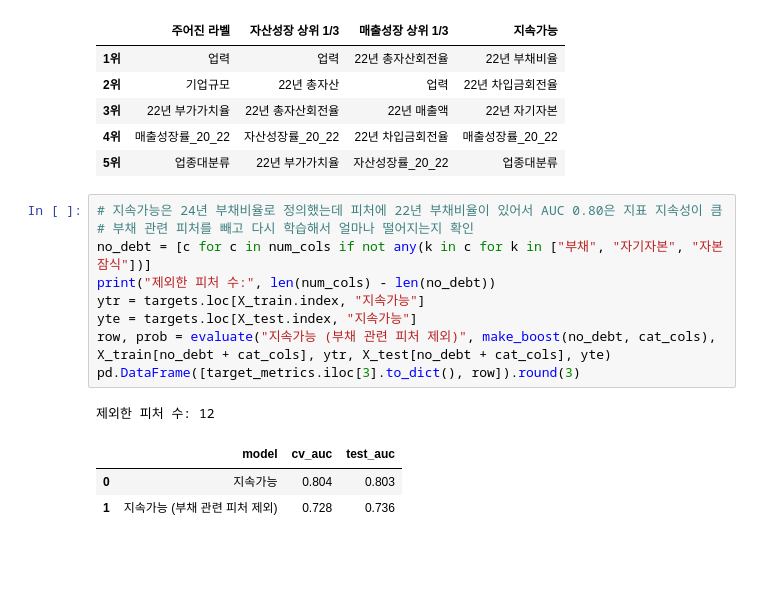
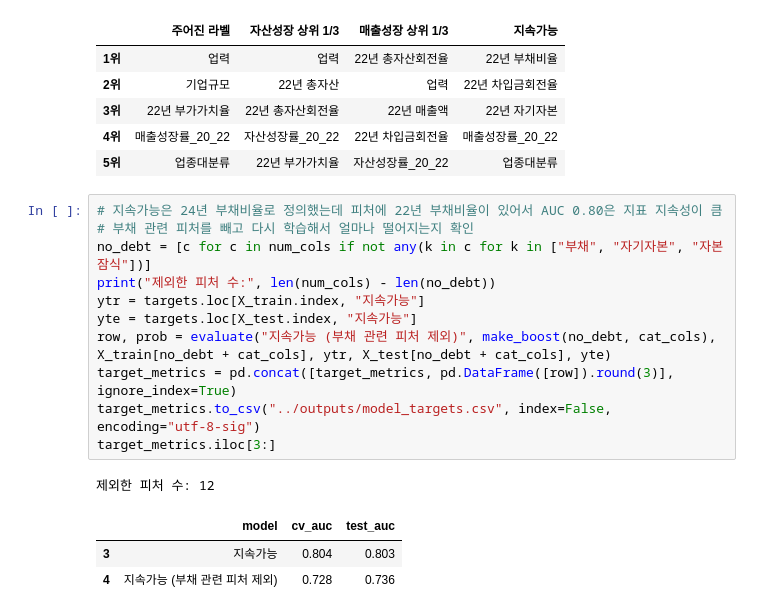
Before and after one commit to JeongHyck06/2026-2_DS_Hackathon, a Jupyter notebook: notebooks/model.ipynb, the cells around one changed output. Saved outputs shown, nothing was run; the diff lists cells and outputs as text; blank space fills up the shorter version.

```diff
--- a/notebooks/model.ipynb
+++ b/notebooks/model.ipynb
@@ -338,14 +338,16 @@ top5
 # %%
 # 지속가능은 24년 부채비율로 정의했는데 피처에 22년 부채비율이 있어서 AUC 0.80은 지표 지속성이 큼
 # 부채 관련 피처를 빼고 다시 학습해서 얼마나 떨어지는지 확인
 no_debt = [c for c in num_cols if not any(k in c for k in ["부채", "자기자본", "자본잠식"])]
 print("제외한 피처 수:", len(num_cols) - len(no_debt))
 ytr = targets.loc[X_train.index, "지속가능"]
 yte = targets.loc[X_test.index, "지속가능"]
 row, prob = evaluate("지속가능 (부채 관련 피처 제외)", make_boost(no_debt, cat_cols), X_train[no_debt + cat_cols], ytr, X_test[no_debt + cat_cols], yte)
-pd.DataFrame([target_metrics.iloc[3].to_dict(), row]).round(3)
+target_metrics = pd.concat([target_metrics, pd.DataFrame([row]).round(3)], ignore_index=True)
+target_metrics.to_csv("../outputs/model_targets.csv", index=False, encoding="utf-8-sig")
+target_metrics.iloc[3:]
 # %% [output]
 제외한 피처 수: 12
 |  | model | cv_auc | test_auc |
-| 0 | 지속가능 | 0.804 | 0.803 |
-| 1 | 지속가능 (부채 관련 피처 제외) | 0.728 | 0.736 |
+| 3 | 지속가능 | 0.804 | 0.803 |
+| 4 | 지속가능 (부채 관련 피처 제외) | 0.728 | 0.736 |
```
Also changed, not shown: 1 other file.
